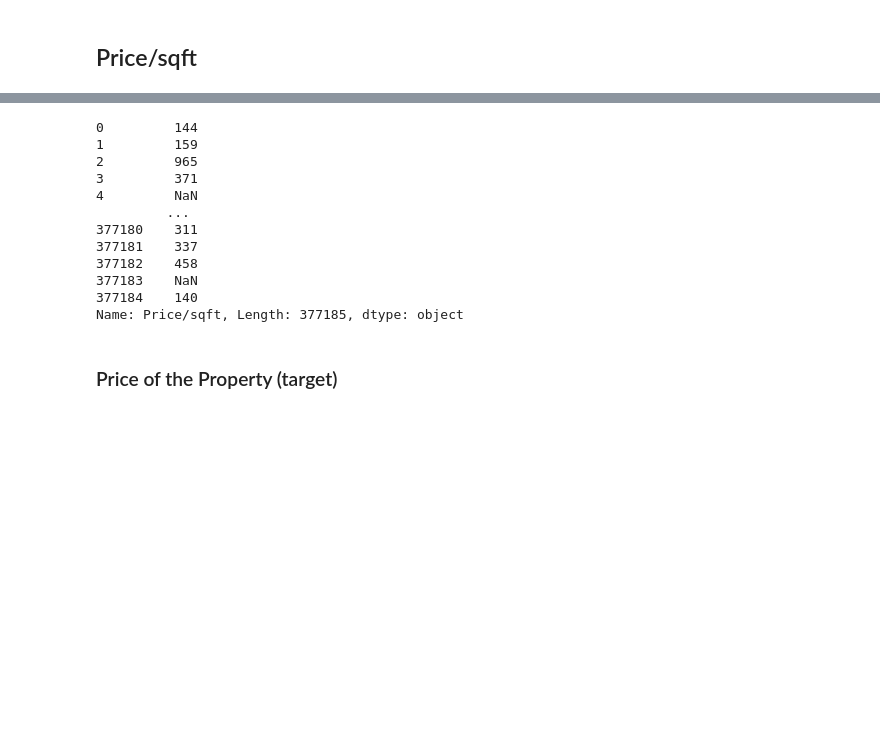
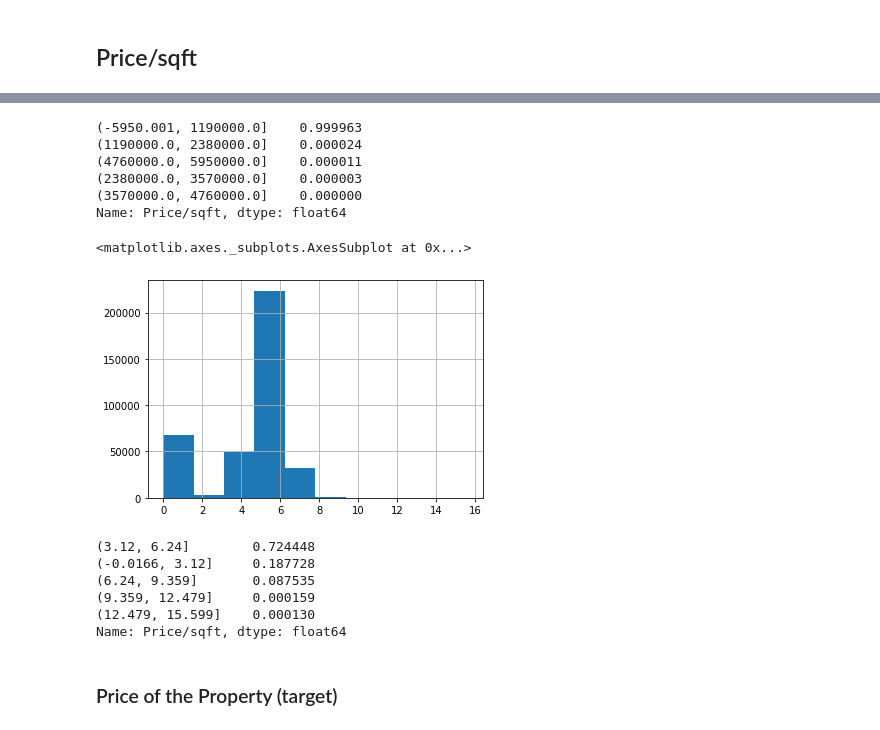
Before and after one commit to Ariellash/Final-DS, a Jupyter notebook: PropertyPricePrediction.ipynb, the cells around one changed output, grey strips where cells are left out. Saved outputs shown, nothing was run; the diff lists cells and outputs as text; code cells hidden in the pictures; blank space fills up the shorter version.

```diff
--- a/PropertyPricePrediction.ipynb
+++ b/PropertyPricePrediction.ipynb
@@ -166,19 +180,28 @@ data['Price/sqft'][(data['Price/sqft']=='')&(data['Price/sqft'].isna()==False)]=
+# %%
+data['Price/sqft'].value_counts(normalize=True,bins=5)
+# %% [output]
+(-5950.001, 1190000.0]    0.999963
+(1190000.0, 2380000.0]    0.000024
+(4760000.0, 5950000.0]    0.000011
+(2380000.0, 3570000.0]    0.000003
+(3570000.0, 4760000.0]    0.000000
+Name: Price/sqft, dtype: float64
 # %%
-data['Price/sqft'][(data['Price/sqft']!='none')&(data['Price/sqft'].isna()==False)]=data['Price/sqft'][(data['Price/sqft']!='none')&(data['Price/sqft'].isna()==False)].astype(float)
-data['Price/sqft']
+data['Price/sqft'][(data['Price/sqft']>0)]=np.log(data['Price/sqft'][(data['Price/sqft']>0)])
-# %% [output]
-0         144
-1         159
-2         965
-3         371
-4         NaN
-         ...
-377180    311
-377181    337
-377182    458
-377183    NaN
-377184    140
-Name: Price/sqft, Length: 377185, dtype: object
+# %%
+data['Price/sqft'].hist()
+# %% [output]
+<matplotlib.axes._subplots.AxesSubplot at 0x...>
+[figure, added]
+# %%
+data['Price/sqft'].value_counts(normalize=True,bins=5)
+# %% [output]
+(3.12, 6.24]        0.724448
+(-0.0166, 3.12]     0.187728
+(6.24, 9.359]       0.087535
+(9.359, 12.479]     0.000159
+(12.479, 15.599]    0.000130
+Name: Price/sqft, dtype: float64
 # %% [markdown]
 ### Price of the Property (target)
 # %%
```
Also changed, not shown: parts of 45 cells of this notebook.
